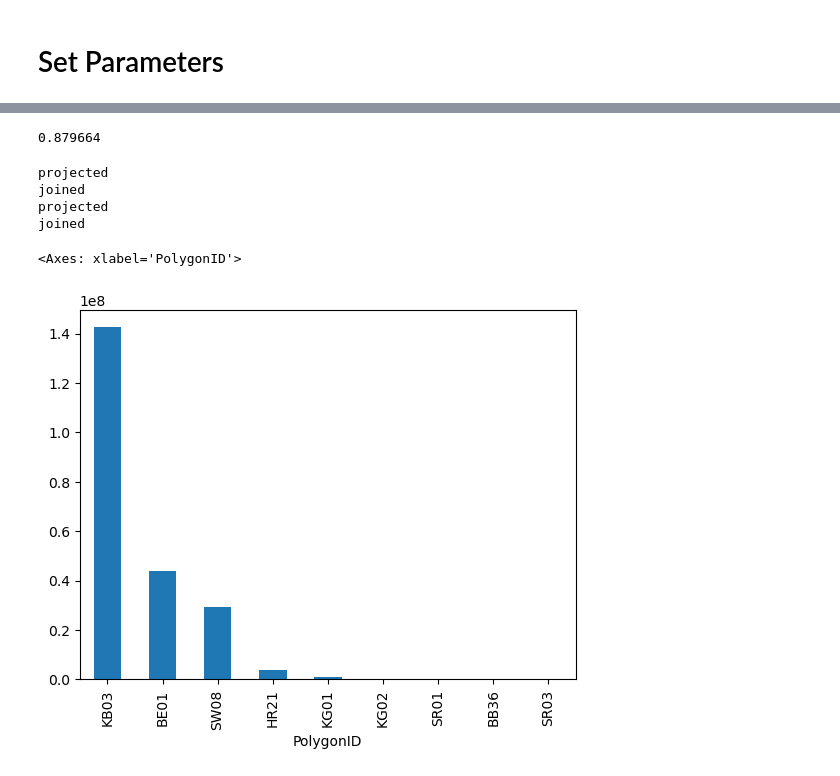
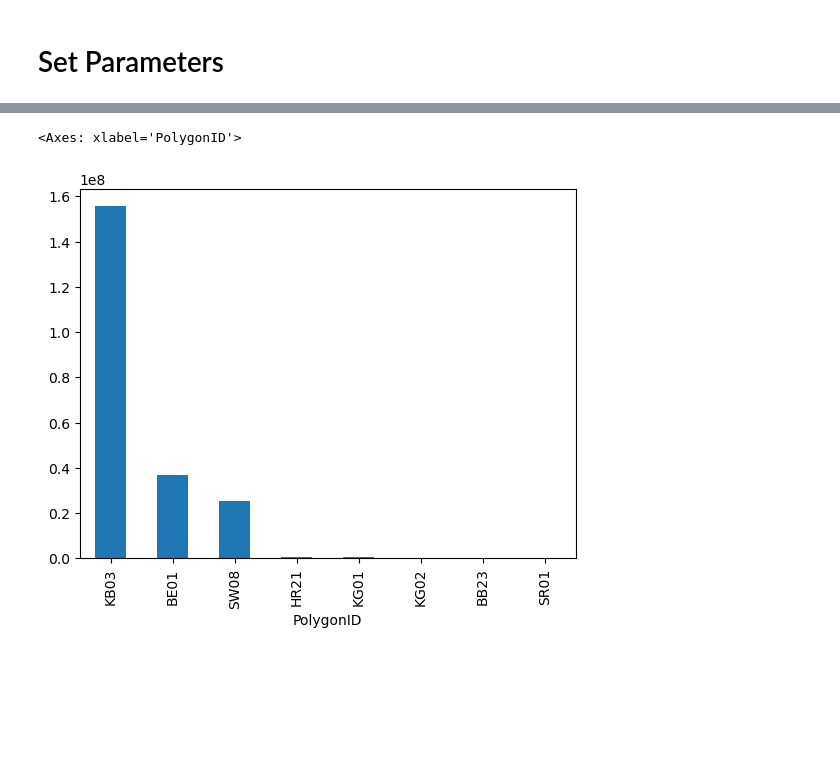
Before and after one commit to geomar-od-lagrange/2025_copepods, a Jupyter notebook: notebooks/SiteConnectivityVoronoi.ipynb, the cells around one changed output, grey strips where cells are left out. Cells and saved outputs as stored; diff of their text form; code cells hidden in the pictures; blank space fills up the shorter version.

Commit message:
Simplified the files and made them more similar for easier readability and to ensure that the same data is used

```diff
--- a/notebooks/SiteConnectivityVoronoi.ipynb
+++ b/notebooks/SiteConnectivityVoronoi.ipynb
@@ -55,3 +50,8 @@ out_path = Path(folder_path, f"VoronoiConnectivity/{year}/")
 # %%
+# Load the samplepoints and the voronoi polygons
 gdf_sample_points = gpd.read_file(sample_Points_path)
-gdf_voronoi_polygons = gpd.read_file(voronoi_Polygons_path)
+gdf_sample_points.SampleKind.loc[site] = "active" # set starting site to 'active'
+
+sample_name = gdf_sample_points.loc[site].SampleID # load the name of the starting site
+
+gdf_voronoi_polygons = gpd.read_file(voronoi_Polygons_path).to_crs(Geodetic())
@@ -75,18 +58,17 @@ plt.show()
 # %%
-file = Path(
-    trajectory_path,
-    f"PPmill_Nested_{year}0601-{year}1130_dt15min_{sample_name}_d0m-25m_N1000_seed123.zarr"
-)
-ds_trajectories = xr.open_zarr(file)
+# Read and prepare the trajectory file
+trajectory_file = sorted(trajectory_path.glob(f"*{sample_name}*"))[0]
+ds_trajectories = xr.open_zarr(trajectory_file)
+# Make a mask that masks all days with an age under 10 days
 trajectories_age_mask = ds_trajectories.age_sec.chunk(chunks=[2000,2784]).compute() > 10*24*60*60
-ds_trajectories = ds_trajectories.get(["lat","lon"]).where(trajectories_age_mask)
+# Only get the positions and mask
+ds_trajectories = ds_trajectories.get(["lat","lon"]).where(trajectories_age_mask, drop=True)
 # %%
+# Take the pitions and build a pandas dataframe out of it, making it as small as possible
 df_trajectories = ds_trajectories.to_dataframe().reset_index().dropna()
-print(df_trajectories.size/1e9)
+# removing the xr Datset, as it is not longer needed but big in the memory
+del ds_trajectories
-# %% [output]
-0.879664
 # %%
-gdf_traj = gpd.GeoDataFrame(
-    # df.trajectory,
-    geometry=gpd.points_from_xy(df_trajectories.lon, df_trajectories.lat, crs=ccrs.Geodetic())
-    )
+# Build a Gepandas Gedataframe frm the dataframe and delete the df afterwards t safe n memry
+gdf_trajectories = gpd.GeoDataFrame(geometry=gpd.points_from_xy(df_trajectories.lon, df_trajectories.lat, crs=Geodetic()))
+del df_trajectories
@@ -95,21 +75,13 @@ nrows_half = np.round(len(gdf_traj)/2).astype("int")
-# %%
-gdf_projected = gdf_traj[:nrows_half].to_crs(map_projection)
-print("projected")
-gdf_projected = gpd.sjoin(left_df=gdf_projected, right_df=gdf_voronoi_polygons, how="left", rsuffix="polygon")
-print("joined")
-gdf_projected_second = gdf_traj[nrows_half:].to_crs(map_projection)
-print("projected")
-gdf_projected_second = gpd.sjoin(left_df=gdf_projected_second, right_df=gdf_voronoi_polygons, how="left", rsuffix="polygon")
-print("joined")
-gdf_projected = pd.concat([gdf_projected, gdf_projected_second]).drop(columns=['index','index_polygon0', 'SampleKind'])
-# %% [output]
-projected
-joined
-projected
-joined
+# %%
+# Check, in which polygon each particle is
+gdf_trajectories = (gpd
+    .sjoin(left_df=gdf_trajectories, right_df=gdf_voronoi_polygons, how="left", rsuffix="polygon")
+    .drop(columns=['index', 'index_polygon0', 'SampleKind'])
+)
 # %%
-polygon_count = gdf_projected.PolygonID.value_counts()
+# Count the particles per polygon
+polygon_count = gdf_trajectories.PolygonID.value_counts()
 polygon_count.plot(kind="bar")
 # %% [output]
 <Axes: xlabel='PolygonID'>
-[figure, old version]
+[figure, new version]
```
Also changed, not shown: parts of 11 cells of this notebook, 3 other files.
